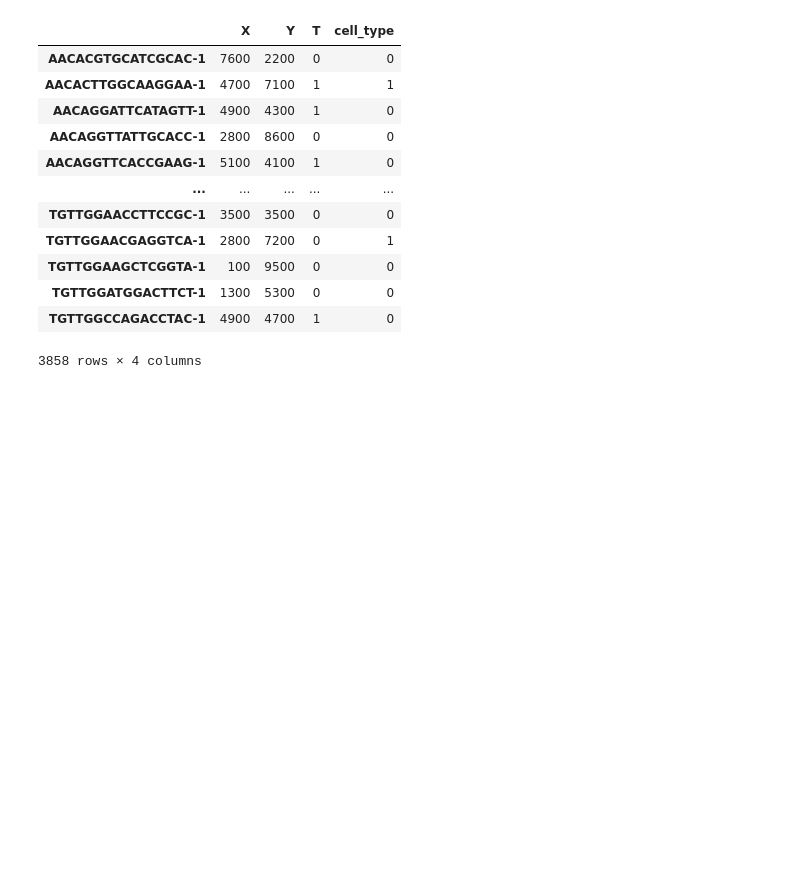
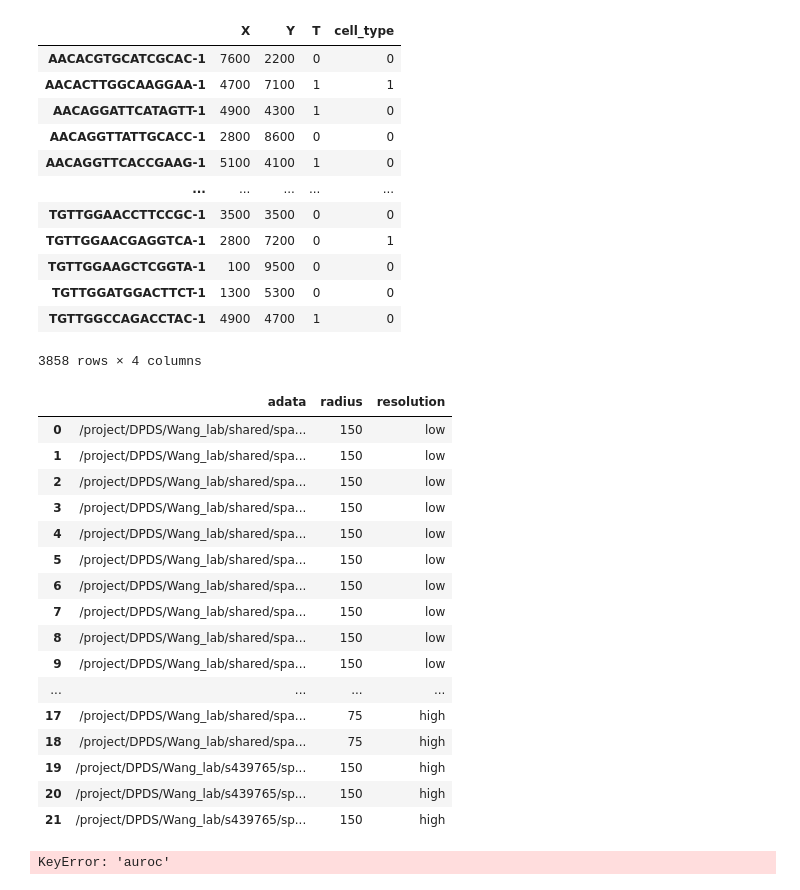
Before and after one commit to yaober/SPACER, a Jupyter notebook: data_process.ipynb, the cells around one changed output. Cells and saved outputs as stored; diff of their text form; code cells hidden in the pictures; blank space fills up the shorter version.

```diff
--- a/data_process.ipynb
+++ b/data_process.ipynb
@@ -267,3 +267,28 @@ adata.obs
 | TGTTGGATGGACTTCT-1 | 1300 | 5300 | 0 | 0 |
 | TGTTGGCCAGACCTAC-1 | 4900 | 4700 | 1 | 0 |
 3858 rows × 4 columns
+# %%
+df = pd.read_csv('data/training_all.csv')
+df
+# %% [output]
+|  | adata | radius | resolution |
+| 0 | /project/DPDS/Wang_lab/shared/spa... | 150 | low |
+| 1 | /project/DPDS/Wang_lab/shared/spa... | 150 | low |
+| 2 | /project/DPDS/Wang_lab/shared/spa... | 150 | low |
+| 3 | /project/DPDS/Wang_lab/shared/spa... | 150 | low |
+| 4 | /project/DPDS/Wang_lab/shared/spa... | 150 | low |
+| 5 | /project/DPDS/Wang_lab/shared/spa... | 150 | low |
+| 6 | /project/DPDS/Wang_lab/shared/spa... | 150 | low |
+| 7 | /project/DPDS/Wang_lab/shared/spa... | 150 | low |
+| 8 | /project/DPDS/Wang_lab/shared/spa... | 150 | low |
+| 9 | /project/DPDS/Wang_lab/shared/spa... | 150 | low |
+| ... | ... | ... | ... |
+| 17 | /project/DPDS/Wang_lab/shared/spa... | 75 | high |
+| 18 | /project/DPDS/Wang_lab/shared/spa... | 75 | high |
+| 19 | /project/DPDS/Wang_lab/s439765/sp... | 150 | high |
+| 20 | /project/DPDS/Wang_lab/s439765/sp... | 150 | high |
+| 21 | /project/DPDS/Wang_lab/s439765/sp... | 150 | high |
+# %%
+df['auroc'] = df['auroc'].apply(lambda x: np.randn(0.4,0.6))
+# %% [output]
+KeyError: 'auroc'
```
Also changed, not shown: parts of 1 cell of this notebook, 7 other files.
